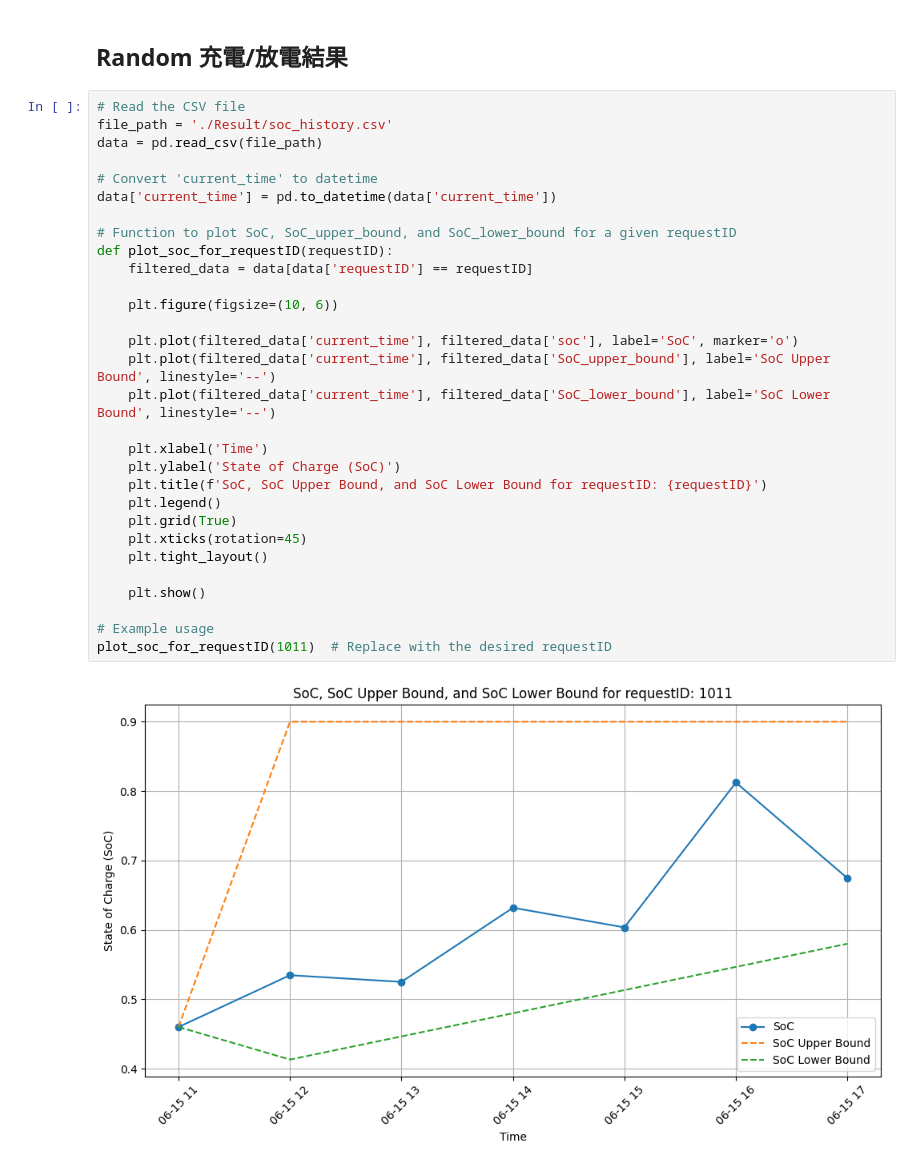
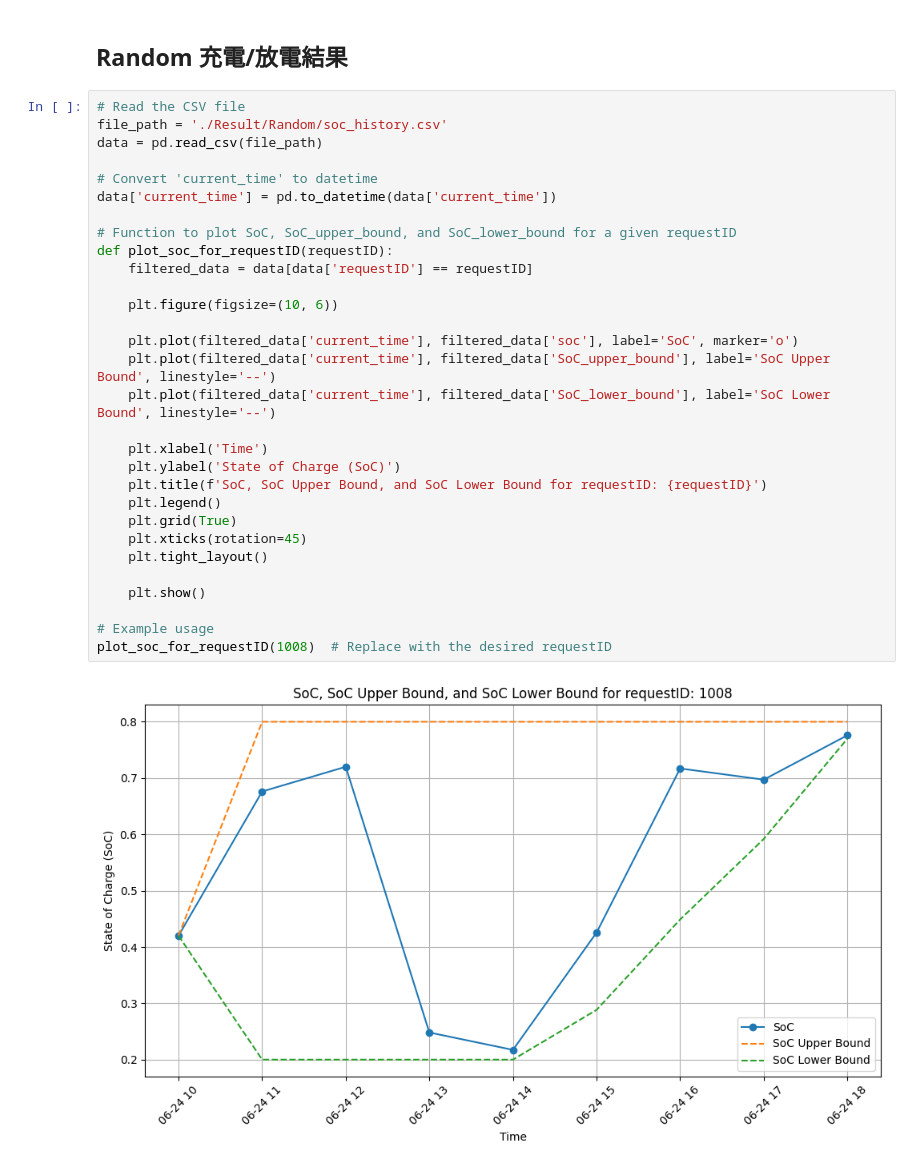
Before and after one commit to carlwang49/MY_WORK, a Jupyter notebook: Evaluation.ipynb, the cells around one changed output. Saved outputs shown, nothing was run; the diff lists cells and outputs as text.

```diff
--- a/Evaluation.ipynb
+++ b/Evaluation.ipynb
@@ -5,33 +6,33 @@ import matplotlib.pyplot as plt
 ## Random 充電/放電結果
 # %%
 # Read the CSV file
-file_path = './Result/soc_history.csv'
+file_path = './Result/Random/soc_history.csv'
 data = pd.read_csv(file_path)
 
 # Convert 'current_time' to datetime
 data['current_time'] = pd.to_datetime(data['current_time'])
 
 # Function to plot SoC, SoC_upper_bound, and SoC_lower_bound for a given requestID
 def plot_soc_for_requestID(requestID):
     filtered_data = data[data['requestID'] == requestID]
 
     plt.figure(figsize=(10, 6))
 
     plt.plot(filtered_data['current_time'], filtered_data['soc'], label='SoC', marker='o')
     plt.plot(filtered_data['current_time'], filtered_data['SoC_upper_bound'], label='SoC Upper Bound', linestyle='--')
     plt.plot(filtered_data['current_time'], filtered_data['SoC_lower_bound'], label='SoC Lower Bound', linestyle='--')
 
     plt.xlabel('Time')
     plt.ylabel('State of Charge (SoC)')
     plt.title(f'SoC, SoC Upper Bound, and SoC Lower Bound for requestID: {requestID}')
     plt.legend()
     plt.grid(True)
     plt.xticks(rotation=45)
     plt.tight_layout()
 
     plt.show()
 
 # Example usage
-plot_soc_for_requestID(1011)  # Replace with the desired requestID
+plot_soc_for_requestID(1008)  # Replace with the desired requestID
 # %% [output]
-[figure, old version]
+[figure, new version]
```
Also changed, not shown: parts of 11 cells of this notebook, 15 other files.
